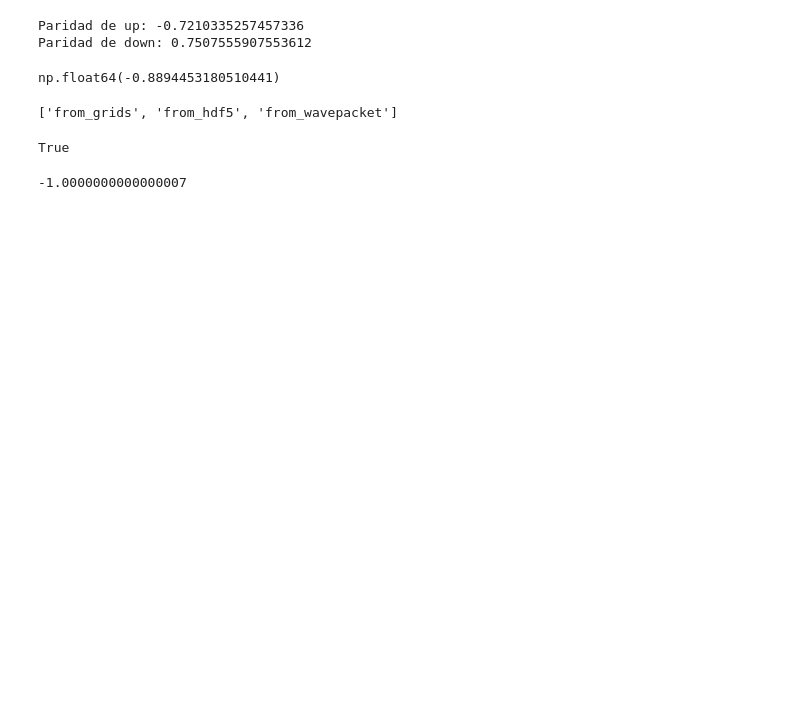
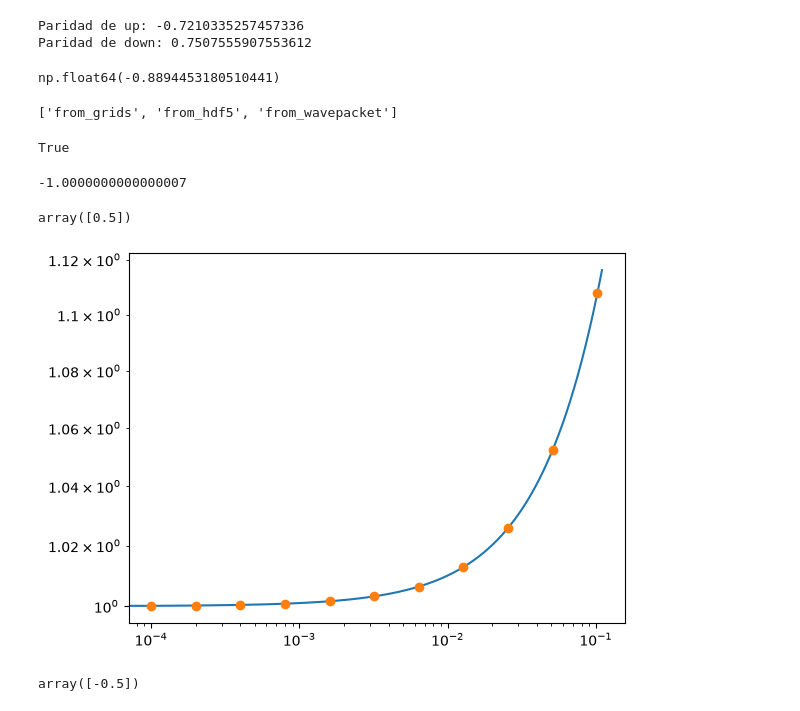
Before and after one commit to IvanHuarte/MPS, a Jupyter notebook: experiment.ipynb, the cells around one changed output. Saved outputs shown, nothing was run; the diff lists cells and outputs as text; code cells hidden in the pictures; blank space fills up the shorter version.

```diff
--- a/experiment.ipynb
+++ b/experiment.ipynb
@@ -259,3 +254,33 @@ dataTEBD=data
 finish=time.time()
 print("Tiempo exe total: %.3f"%((finish-start)/60)+' min')
 print('Tiempo medio por paso temporal: ',(finish-start)/(EXPM_params['Tmax']/EXPM_params['dt']) )
+# %%
+psi_down = MPS.from_product_state(
+    caa.lat.mps_sites(),
+    ['down'] + ["vac" for _ in range(caa.L)],
+    bc='finite'
+)
+psi_up = MPS.from_product_state(
+    caa.lat.mps_sites(),
+    ['up'] + ["vac" for _ in range(caa.L)],
+    bc='finite'
+)
+
+psi_up.expectation_value("Sz", caa.atpos_idx)
+# %% [output]
+array([0.5])
+# %%
+i = 2**np.arange(11)
+x = np.arange(0, 0.11, 1e-4)
+y = np.exp(x)
+fig, ax = plt.subplots()
+ax.plot(x, y)
+ax.plot(x[i], y[i], ls="", marker='o')
+ax.set_yscale("log")
+ax.set_xscale("log")
+# %% [output]
+[figure, added]
+# %%
+psi_up.expectation_value("Sz", caa.atpos_idx)
+# %% [output]
+array([-0.5])
```
Also changed, not shown: parts of 5 cells of this notebook, 3 other files.
